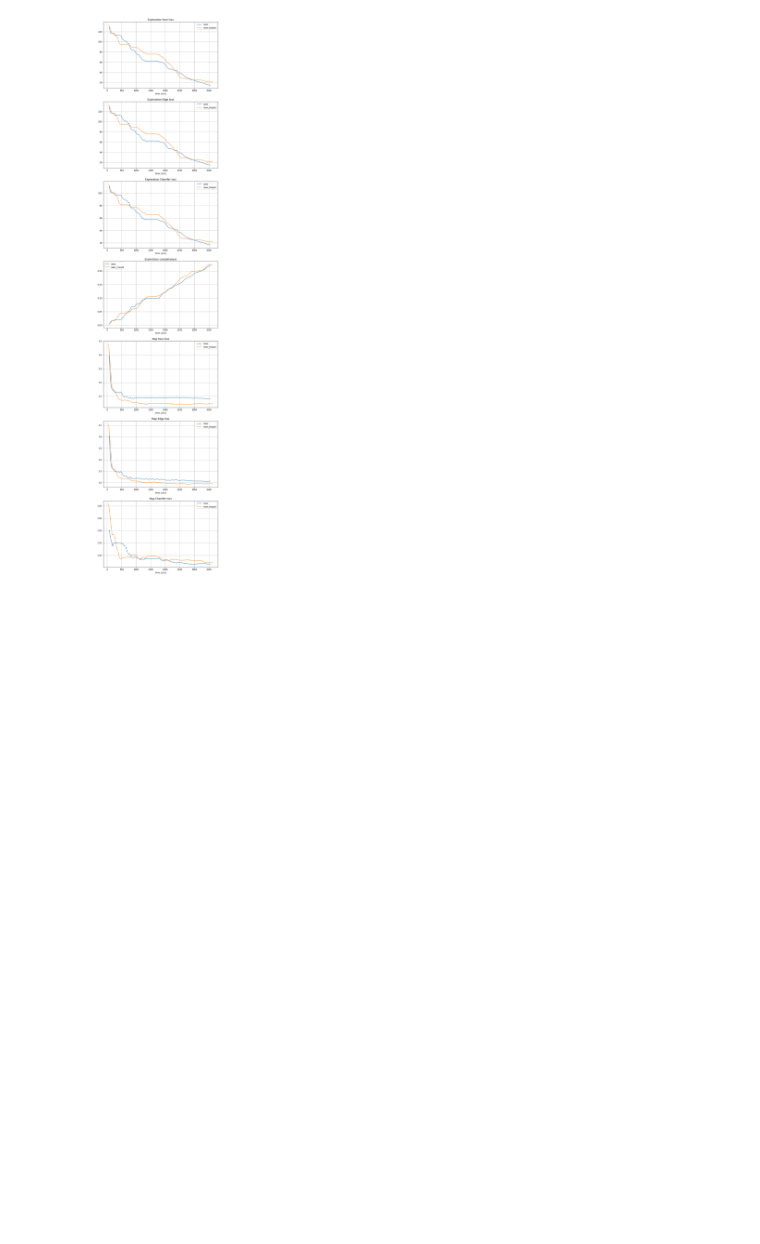
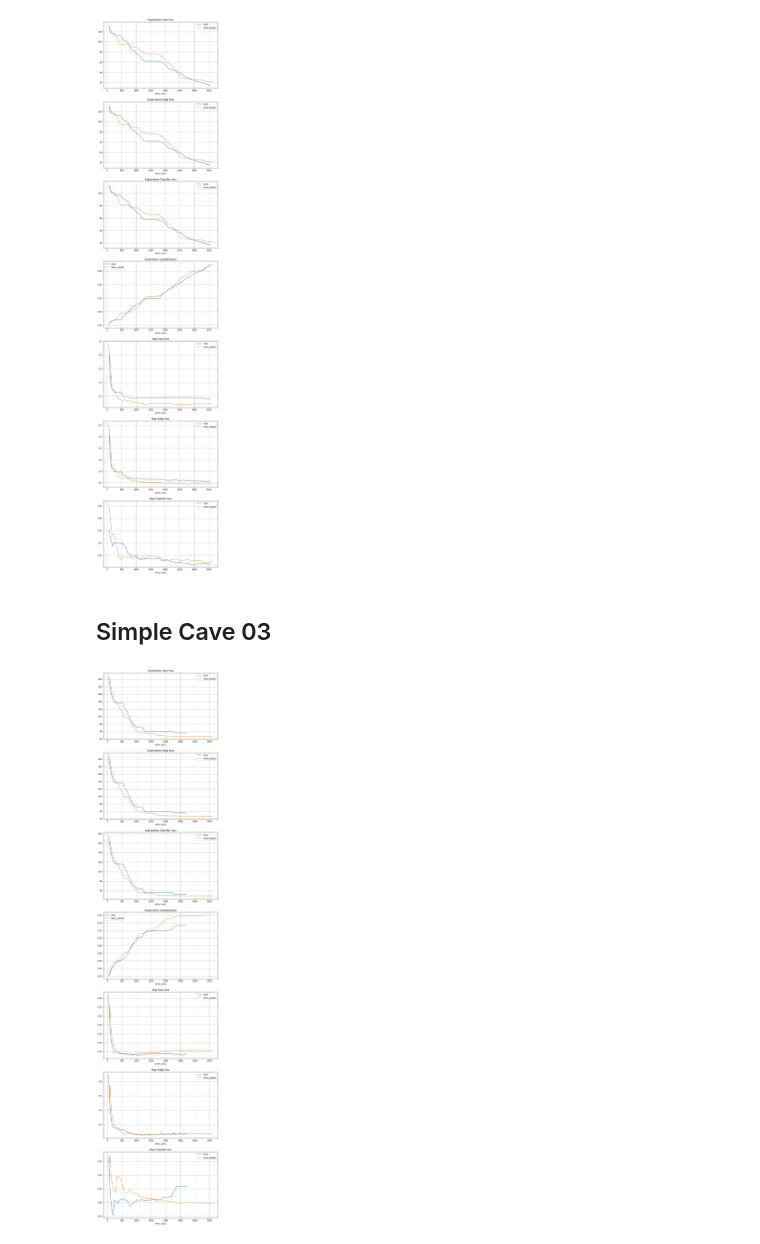
Before and after one commit to tpet/rpz_planning, a Jupyter notebook: data/results/results_parser.ipynb, the cells around one changed output. Cells and saved outputs as stored; diff of their text form; code cells hidden in the pictures; blank space fills up the shorter version.

```diff
--- a/data/results/results_parser.ipynb
+++ b/data/results/results_parser.ipynb
@@ -6,8 +28,9 @@ import os
 # %%
-xls_files = [file for file in os.listdir() if 'xls' in file]
+PATH = './simple_cave_02/'
+xls_files = [file for file in os.listdir(PATH) if 'xls' in file]
 # %%
-data = pd.read_excel('./simple_cave_02.xls')
-data_trajopt = pd.read_excel('./simple_cave_02_trajopt.xls')
+data = pd.read_excel(os.path.join(PATH, 'simple_cave_02.xls'))
+data_trajopt = pd.read_excel(os.path.join(PATH, 'simple_cave_02_trajopt.xls'))
 # %%
 data.head()
 # %% [output]
@@ -31,3 +54,23 @@ for i, metric in enumerate(metrics):
     plt.legend();
 # %% [output]
 [figure]
+# %% [markdown]
+## Simple Cave 03
+# %%
+PATH = './simple_cave_03/'
+data = pd.read_excel(os.path.join(PATH, 'simple_cave_03_22912.34489025.xls'))
+data_trajopt = pd.read_excel(os.path.join(PATH, 'simple_cave_03_17549.504314947.xls'))
+
+metrics = [key for key in data if not 'Time stamp' in key]
+
+plt.figure(figsize=(10, 7*len(metrics)))
+for i, metric in enumerate(metrics):
+    plt.subplot(len(metrics), 1, i+1)
+    plt.title(metric)
+    plt.plot(data['Time stamp'], data[metric], label='naex')
+    plt.plot(data_trajopt['Time stamp'], data_trajopt[metric], label='naex_trajopt')
+    plt.grid()
+    plt.xlabel('time, [sec]')
+    plt.legend();
+# %% [output]
+[figure, added]
```
Also changed, not shown: parts of 3 cells of this notebook, 5 other files.
